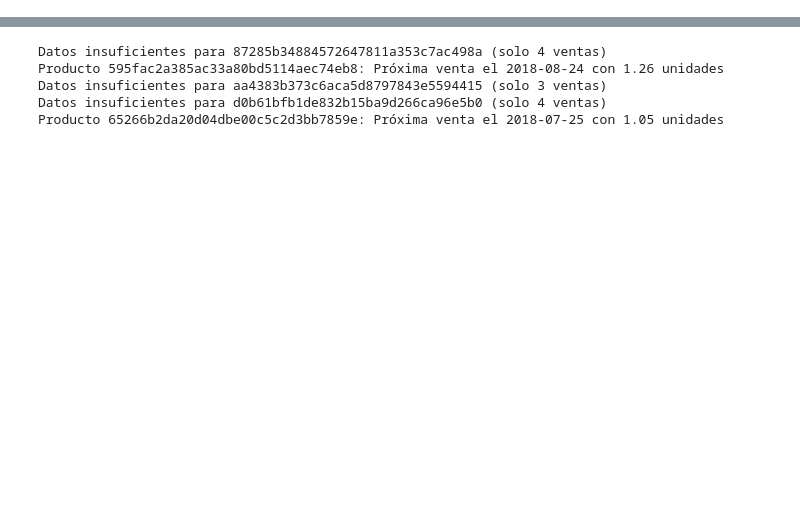
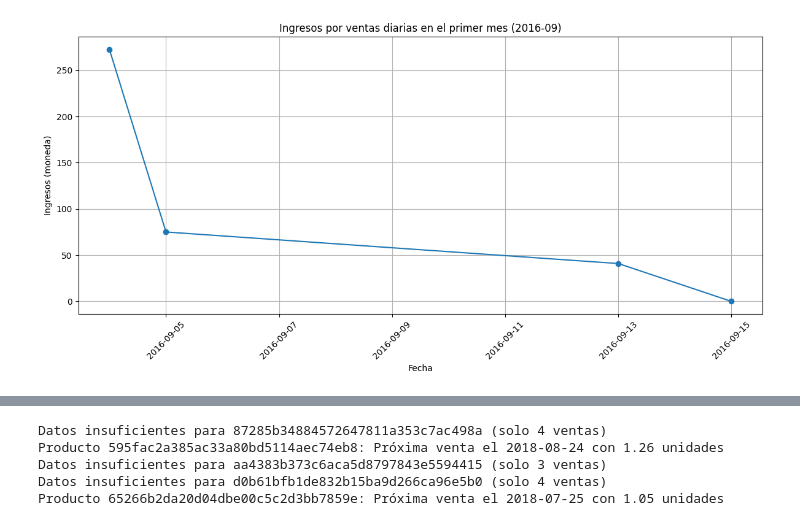
Before and after one commit to MartoBadi/TSCDIA-, a Jupyter notebook: proyecto_integrador/tp/tp_pi.ipynb, the cells around one changed output, grey strips where cells are left out. Cells and saved outputs as stored; diff of their text form; code cells hidden in the pictures; blank space fills up the shorter version.

```diff
--- a/proyecto_integrador/tp/tp_pi.ipynb
+++ b/proyecto_integrador/tp/tp_pi.ipynb
@@ -83,0 +125,17 @@ Valores: ['delivered' 'invoiced' 'shipped' 'processing' 'unavailable' 'canceled'
+# %%
+
+ingresos_primer_mes = df['order_purchase_timestamp'].dt.to_period('M').min()
+
+ingresos_primer_mes = df_primer_mes.groupby('date')['payment_value'].sum().reset_index(name='ingresos')
+
+plt.figure(figsize=(12, 6))
+plt.plot(ingresos_primer_mes['date'], ingresos_primer_mes['ingresos'], marker='o', linestyle='-')
+plt.title(f'Ingresos por ventas diarias en el primer mes ({primer_mes})')
+plt.xlabel('Fecha')
+plt.ylabel('Ingresos (moneda)')
+plt.xticks(rotation=45)
+plt.grid(True)
+plt.tight_layout()
+plt.show()
+# %% [output]
+[figure, added]
```
Also changed, not shown: parts of 9 cells of this notebook.
